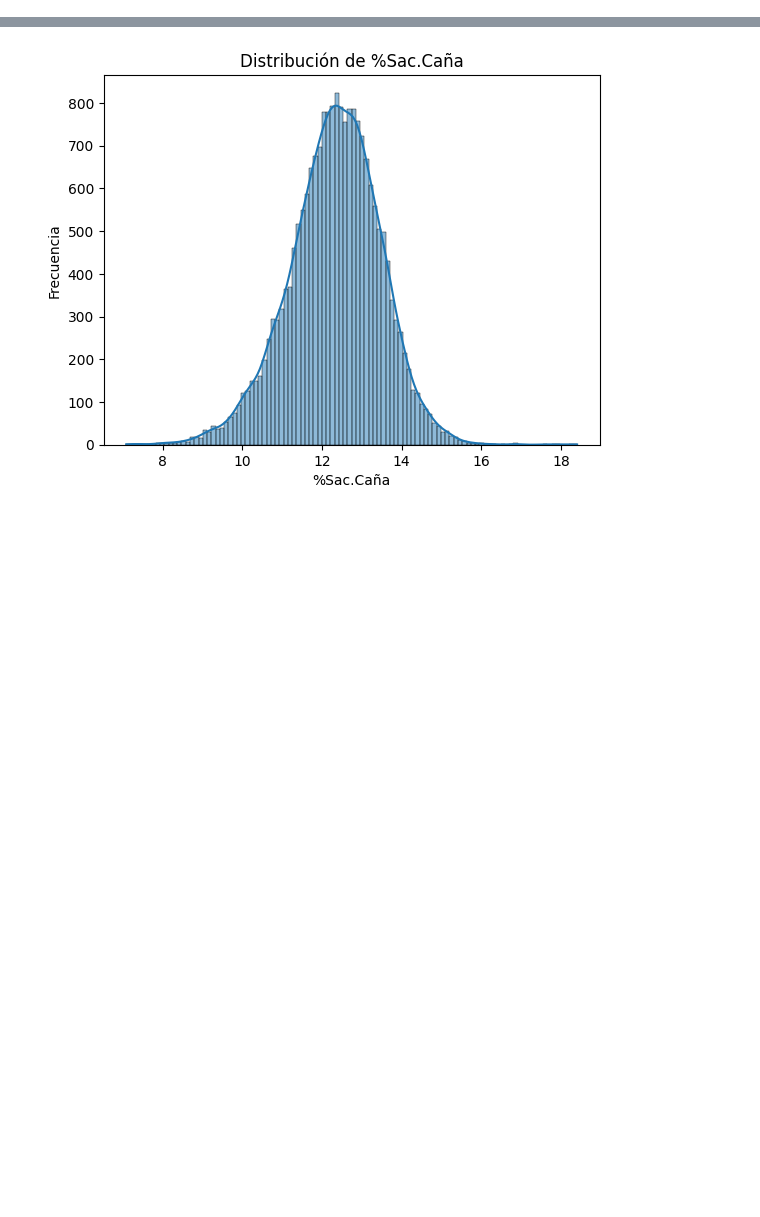
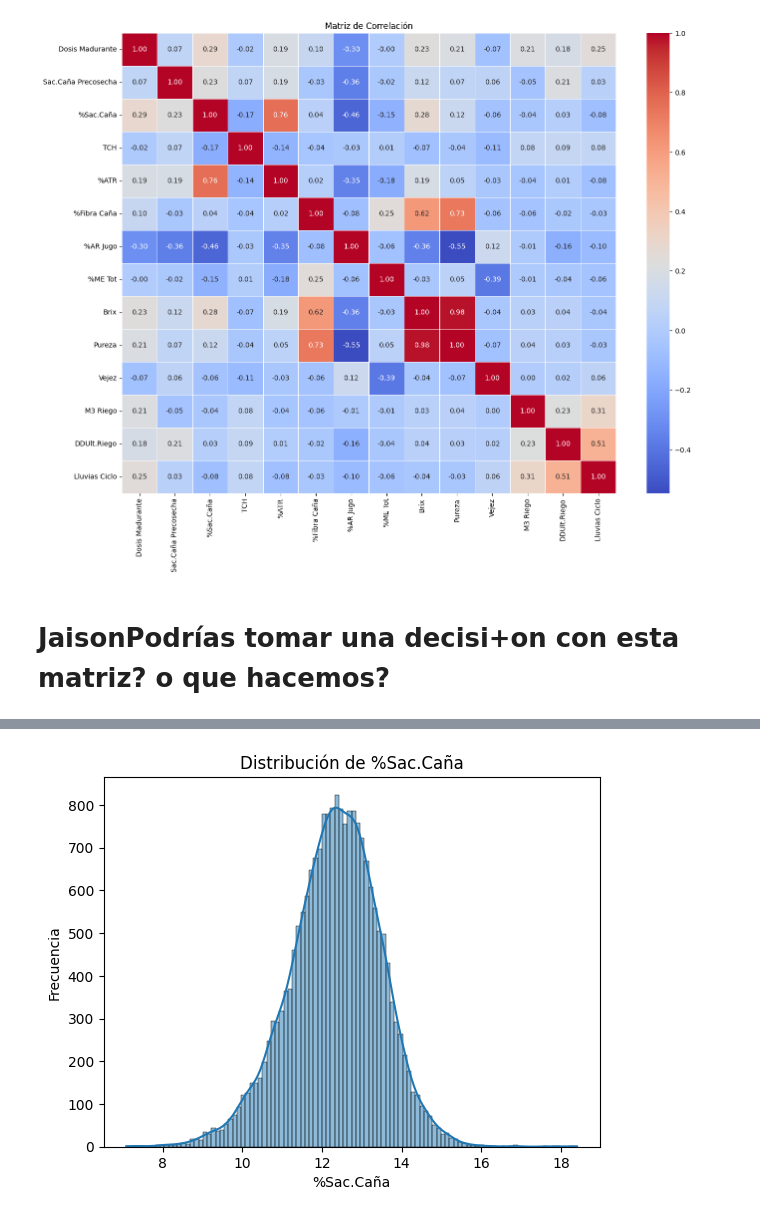
Before and after one commit to DiegoAlv9423/Taller_AC_2025, a Jupyter notebook: Taller_finalAC.ipynb, the cells around one changed output, grey strips where cells are left out. Drawn from its saved outputs; the diff is of its cells as text; code cells hidden in the pictures; blank space fills up the shorter version.

```diff
--- a/Taller_finalAC.ipynb
+++ b/Taller_finalAC.ipynb
@@ -56,11 +88,6 @@ Se seleccionaron las X para ambas variables dependientes JOHANA
 # %%
-# Parte 1: Eligiendo variables relevanntes
-
-# Lista de columnas a eliminar
-X = df[['Zona', 'Suelo', 'Variedad', 'F.Siembra', 'Cultivo', 'Producto', 'Dosis Madurante', 'Semanas mad.', 'Sac.Caña Precosecha', '%Sac.Caña', '%ATR', '%Fibra Caña', '%AR Jugo', '%ME Tot', 'Brix', 'Pureza', 'Vejez', 'Tipo Quema', 'T.Corte', 'Num.Riegos', 'Cerca de', 'M3 Riego', 'DDUlt.Riego','Lluvias Ciclo', '%Infest.Diatrea',  'Urea 46%', 'Temp. Media Ciclo', 'Temp Max Ciclo',  'Temp Min Ciclo', 'Humedad Rel Media Ciclo', 'Radiacion Solar Ciclo' , 'Oscilacion Temp Ciclo', 'Evaporacion Ciclo']]
-# The code was changed to use double brackets [[]] to select multiple columns. This is the correct syntax for pandas.
-
-# Verificar las columnas restantes
+# Selección de variables relevantes
+X = db[['Zona', 'Suelo', 'Variedad', 'F.Siembra', 'Cultivo', 'Producto', 'Dosis Madurante', 'Semanas mad.', 'Sac.Caña Precosecha', '%Sac.Caña', 'TCH', '%ATR', '%Fibra Caña', '%AR Jugo', '%ME Tot', 'Brix', 'Pureza', 'Vejez', 'Tipo Quema', 'T.Corte', 'Num.Riegos', 'Cerca de', 'M3 Riego', 'DDUlt.Riego','Lluvias Ciclo', '%Infest.Diatrea',  'Urea 46%', 'Temp. Media Ciclo', 'Temp Max Ciclo',  'Temp Min Ciclo', 'Humedad Rel Media Ciclo', 'Radiacion Solar Ciclo' , 'Oscilacion Temp Ciclo', 'Evaporacion Ciclo']]
 X.columns
 # %% [output]
 Index(['Zona', 'Suelo', 'Variedad', 'F.Siembra', 'Cultivo', 'Producto',
@@ -82,0 +289,3 @@ TAREA: detectar valores faltantes y posibles outliers. JOHANA hacerlo variable a
+# %%
+# Eliminar las variables '%ART' y 'Semanas mad.' de X_clean
+X_clean = X_clean.drop(['%ART', 'Semanas mad.'], axis=1, errors='ignore')
@@ -82,0 +325,17 @@ TAREA: detectar valores faltantes y posibles outliers. JOHANA hacerlo variable a
+# %%
+# Calcular la matriz de correlación
+numerical_columns = X_clean.select_dtypes(include=['float64', 'int64']).columns
+
+# Calcular la matriz de correlación
+correlation_matrix = X_clean[numerical_columns].corr()
+
+# Visualizar la matriz de correlación con un heatmap
+import seaborn as sns
+plt.figure(figsize=(16, 12))
+sns.heatmap(correlation_matrix, annot=True, cmap='coolwarm', fmt='.2f', linewidths=0.5)
+plt.title('Matriz de Correlación')
+plt.show()
+# %% [output]
+[figure, added]
+# %% [markdown]
+# **Jaison**Podrías tomar una decisi+on con esta matriz? o que hacemos?
```
Also changed, not shown: parts of 44 cells of this notebook.
